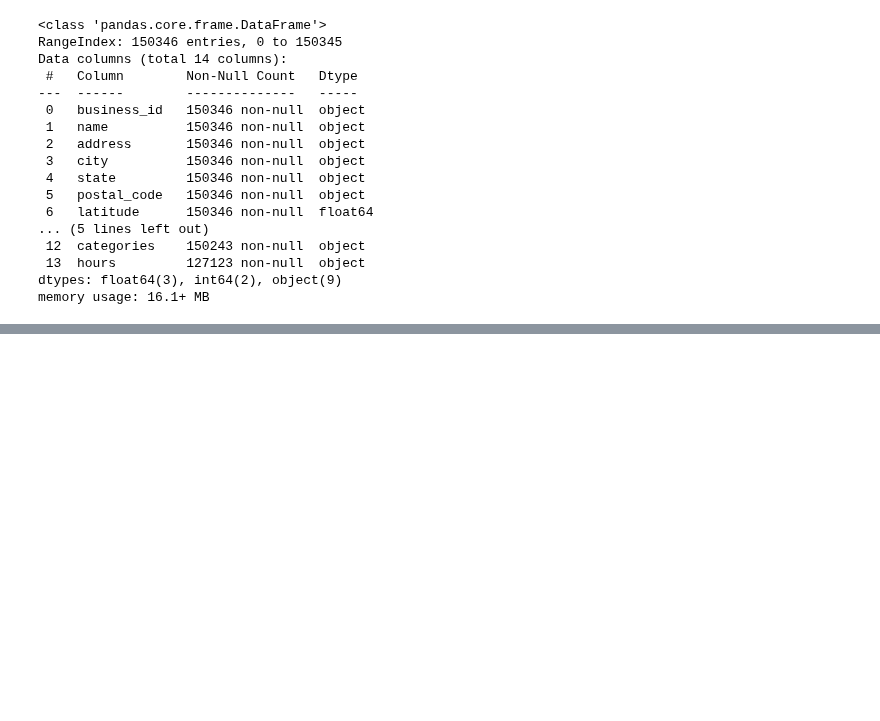
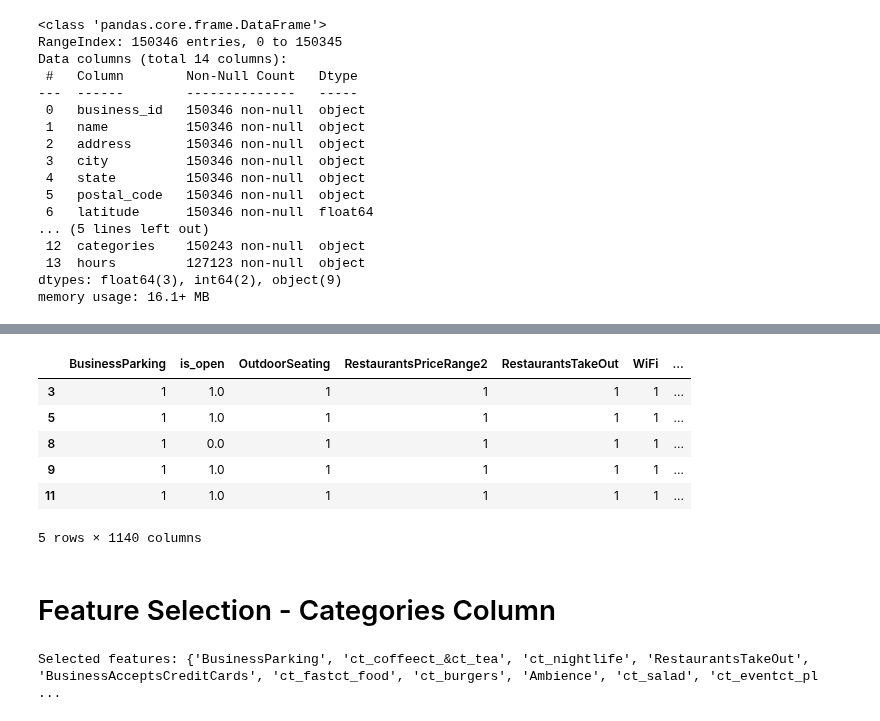
Before and after one commit to jmohsbeck1/jpmc_mle, a Jupyter notebook: DataDazzlers_DineOracle.ipynb, the cells around one changed output, grey strips where cells are left out. Cells and saved outputs as stored; diff of their text form; code cells hidden in the pictures; blank space fills up the shorter version.

```diff
--- a/DataDazzlers_DineOracle.ipynb
+++ b/DataDazzlers_DineOracle.ipynb
@@ -198,0 +324,34 @@ gdf.plot(ax = world.plot(figsize = (10, 10)), color = 'red', markersize = 10)
+# %%
+business_normalized.head()
+# %% [output]
+|  | BusinessParking | is_open | OutdoorSeating | RestaurantsPriceRange2 | RestaurantsTakeOut | WiFi | ... |
+| 3 | 1 | 1.0 | 1 | 1 | 1 | 1 | ... |
+| 5 | 1 | 1.0 | 1 | 1 | 1 | 1 | ... |
+| 8 | 1 | 0.0 | 1 | 1 | 1 | 1 | ... |
+| 9 | 1 | 1.0 | 1 | 1 | 1 | 1 | ... |
+| 11 | 1 | 1.0 | 1 | 1 | 1 | 1 | ... |
+5 rows × 1140 columns
+# %% [markdown]
+# Feature Selection - Categories Column
+# %%
+from sklearn.feature_selection import SelectKBest, f_classif
+
+#NOTE: Add to sample it because of memory restrictions
+business_normalized.fillna(0, inplace=True)
+business_feature_selection = business_normalized.sample(n=70000, random_state=42)
+
+# Separate the features and the target variable
+X = business_feature_selection.drop(['is_open'], axis=1)
+y = business_feature_selection['is_open']
+
+# Select the top 10 features using f_classif score
+selector = SelectKBest(score_func=f_classif, k=30)
+X_new = selector.fit_transform(X, y)
+
+# Get the selected feature names
+selected_features = X.columns[selector.get_support()]
+
+# Print the selected feature names
+print('Selected features:', set(selected_features))
+# %% [output]
+Selected features: {'BusinessParking', 'ct_coffeect_&ct_tea', 'ct_nightlife', 'RestaurantsTakeOut', 'BusinessAcceptsCreditCards', 'ct_fastct_food', 'ct_burgers', 'Ambience', 'ct_salad', 'ct_eventct_pl ...
```
Also changed, not shown: parts of 31 cells of this notebook.
